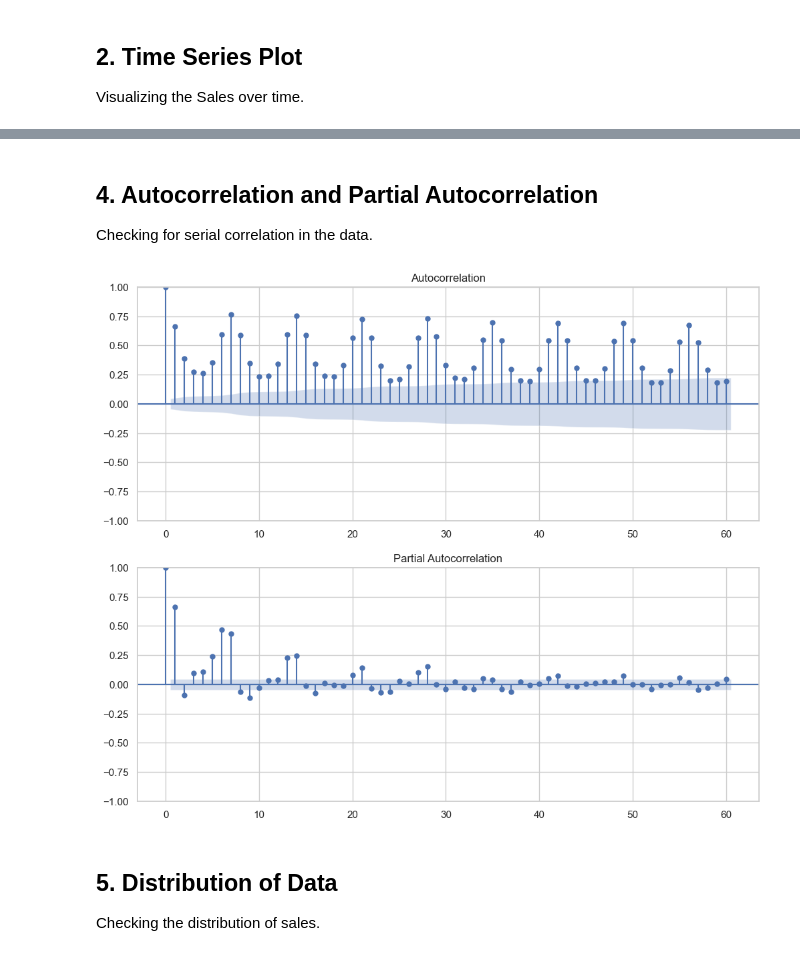
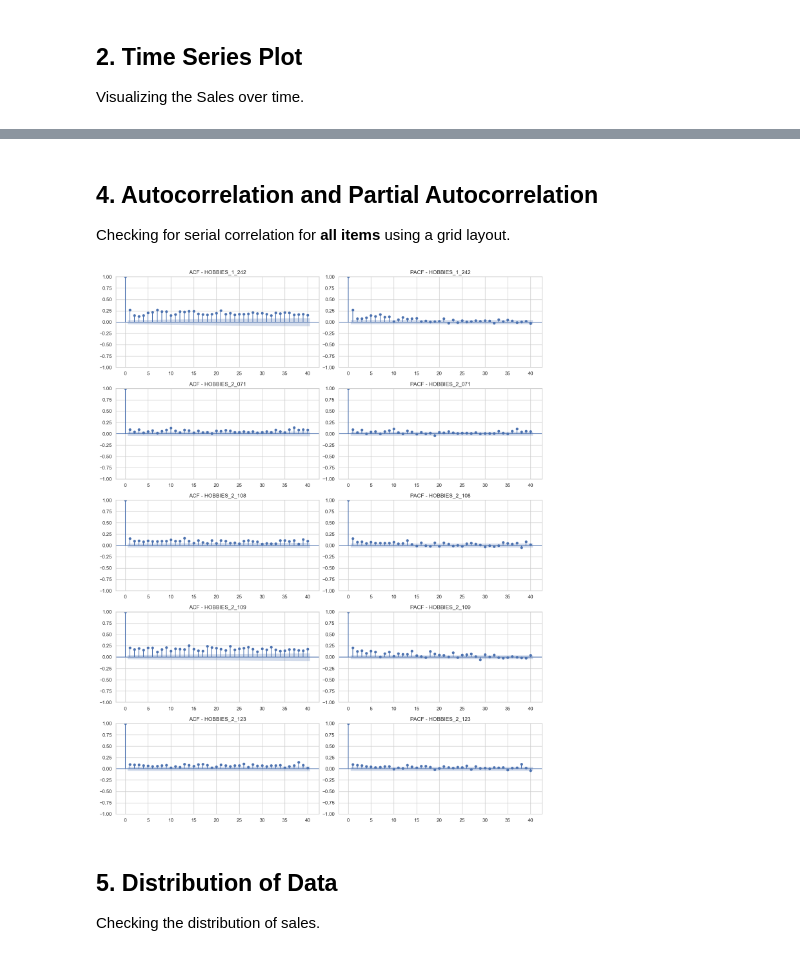
Before and after one commit to ContiHan/Statistika, a Jupyter notebook: exploration_data_analyses/04_eda_m5_walmart_daily.ipynb, the cells around one changed output, grey strips where cells are left out. Cells and saved outputs as stored; diff of their text form; code cells hidden in the pictures.

```diff
--- a/exploration_data_analyses/04_eda_m5_walmart_daily.ipynb
+++ b/exploration_data_analyses/04_eda_m5_walmart_daily.ipynb
@@ -13,8 +13,14 @@ plt.rcParams["figure.figsize"] = (12, 6)
 ## 1. Load Data
 Loading the preprocessed dataset.
 # %%
-df = pd.read_csv('../datasets/m5_walmart_hobbies_daily.csv', parse_dates=['timestamp'], index_col='timestamp')
+# Load data with MultiIndex (timestamp, unique_id)
+df = pd.read_csv('../datasets/m5_walmart_hobbies_daily.csv', parse_dates=['timestamp'])
+df.set_index(['timestamp', 'unique_id'], inplace=True)
+
+print("Dataset Shape:", df.shape)
+print("\nUnique Items:", df.index.get_level_values('unique_id').unique().tolist())
+print("\nHead:")
 print(df.head())
+print("\nInfo:")
 print(df.info())
-print(df.describe())
 # %% [output]
@@ -66,13 +131,26 @@ plt.show()
 # %% [markdown]
 ## 4. Autocorrelation and Partial Autocorrelation
-Checking for serial correlation in the data.
+Checking for serial correlation for **all items** using a grid layout.
 # %%
-fig, ax = plt.subplots(2, 1, figsize=(12, 10))
-plot_acf(df['sales'], ax=ax[0], lags=60)
-plot_pacf(df['sales'], ax=ax[1], lags=60, method='ywm')
+items = df.index.get_level_values('unique_id').unique()
+n_items = len(items)
+
+# Create a grid of subplots: Rows = Items, Cols = 2 (ACF, PACF)
+fig, axes = plt.subplots(nrows=n_items, ncols=2, figsize=(14, 3.5 * n_items))
+
+for i, item in enumerate(items):
+    series = df.xs(item, level='unique_id')['sales_count']
+
+    # ACF
+    plot_acf(series, ax=axes[i, 0], lags=40, title=f'ACF - {item}')
+
+    # PACF
+    plot_pacf(series, ax=axes[i, 1], lags=40, method='ywm', title=f'PACF - {item}')
+
+plt.tight_layout()
 plt.show()
 # %% [output]
-[figure, old version]
+[figure, new version]
 # %% [markdown]
 ## 5. Distribution of Data
 Checking the distribution of sales.
```
Also changed, not shown: parts of 9 cells of this notebook.
